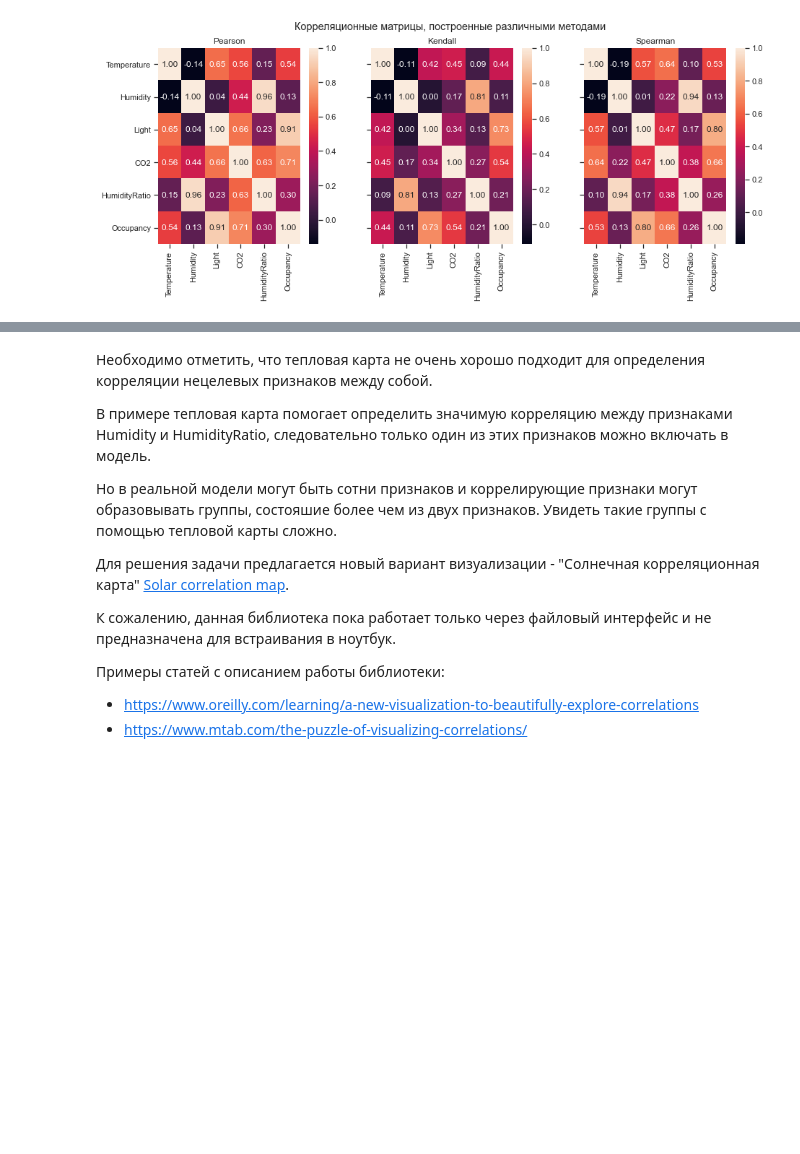
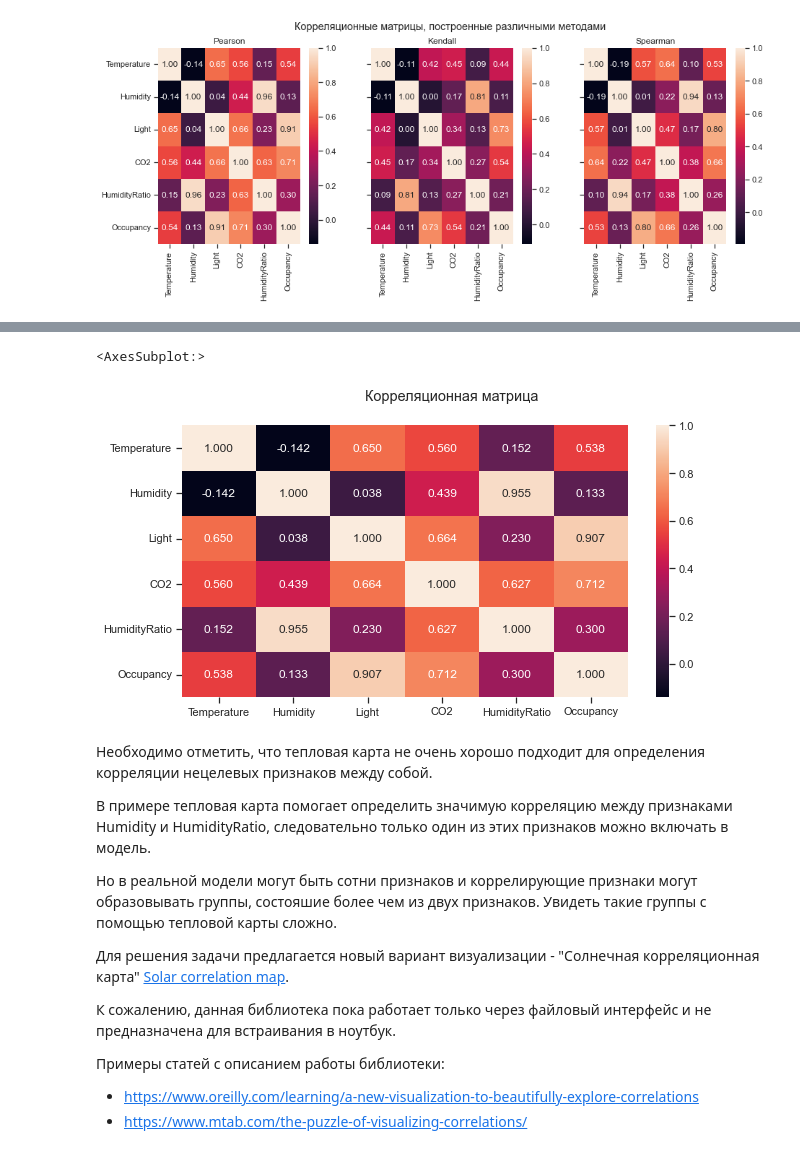
Before and after one commit to ugapanyuk/ml_course_2022, a Jupyter notebook: common/notebooks/eda/eda_visualization.ipynb, the cells around one changed output, grey strips where cells are left out. Saved outputs shown, nothing was run; the diff lists cells and outputs as text; code cells hidden in the pictures; blank space fills up the shorter version.

```diff
--- a/common/notebooks/eda/eda_visualization.ipynb
+++ b/common/notebooks/eda/eda_visualization.ipynb
@@ -343,3 +352,10 @@ ax[2].title.set_text('Spearman')
+# %%
+fig, ax = plt.subplots(1, 1, sharex='col', sharey='row', figsize=(10,5))
+fig.suptitle('Корреляционная матрица')
+sns.heatmap(data.corr(), ax=ax, annot=True, fmt='.3f')
+# %% [output]
+<AxesSubplot:>
+[figure, added]
 # %% [markdown]
 Необходимо отметить, что тепловая карта не очень хорошо подходит для определения корреляции нецелевых признаков между собой.
 
```
Also changed, not shown: parts of 5 cells of this notebook, 1 other file.
